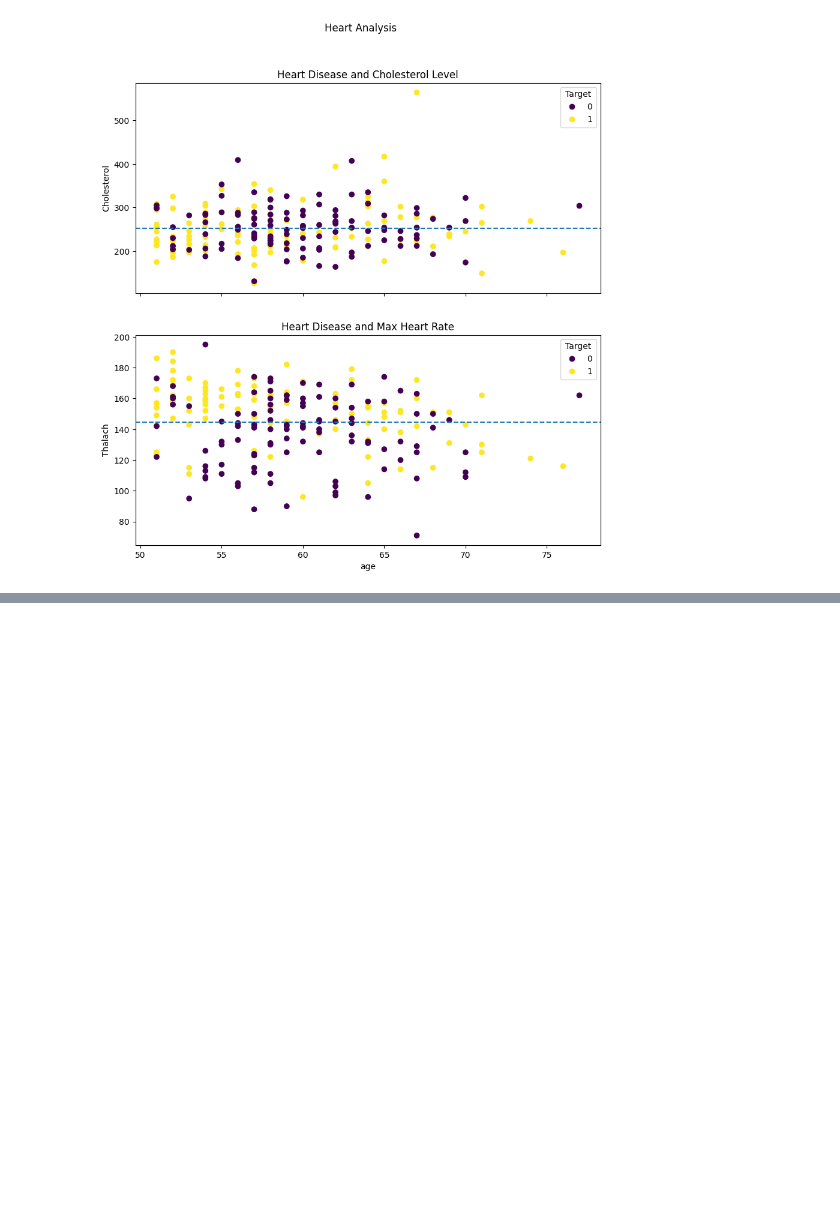
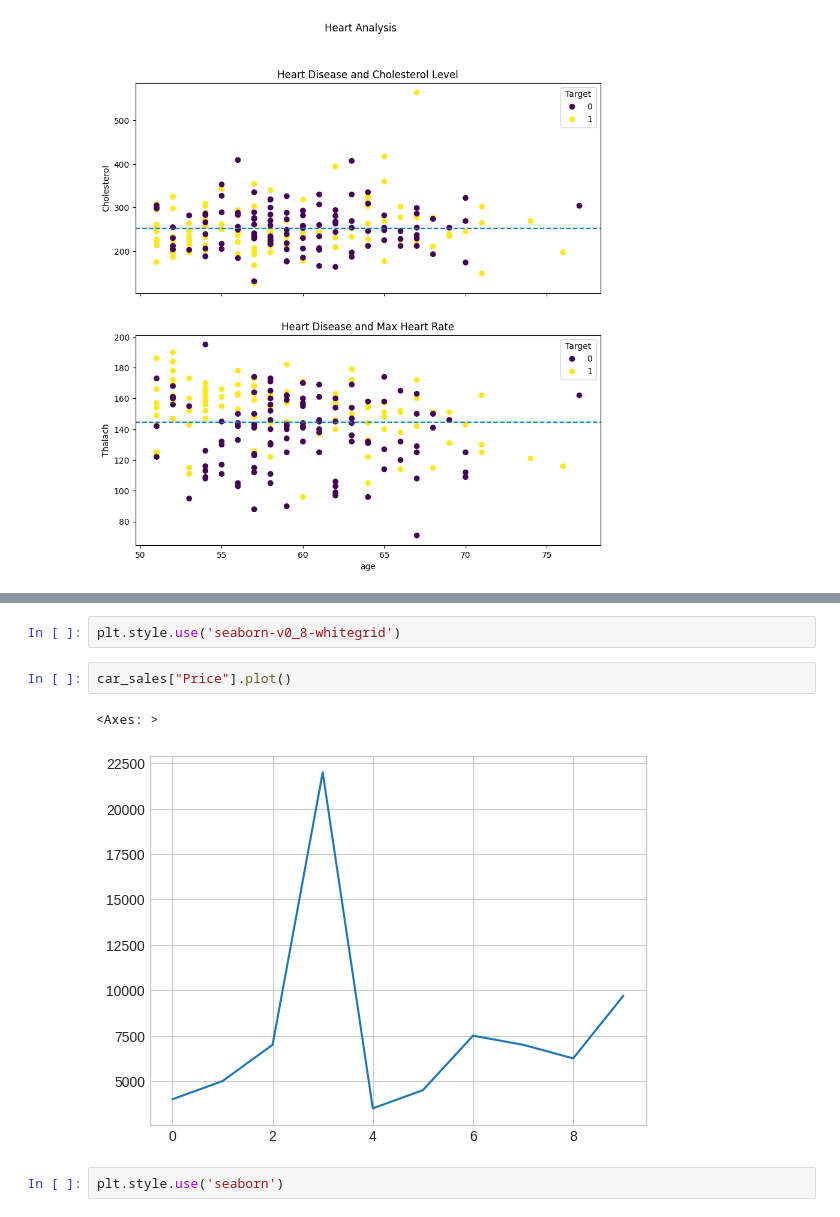
Before and after one commit to rahat-r404/Advance_Python, a Jupyter notebook: MatplotLib.ipynb, the cells around one changed output, grey strips where cells are left out. Cells and saved outputs as stored; diff of their text form; blank space fills up the shorter version.

```diff
--- a/MatplotLib.ipynb
+++ b/MatplotLib.ipynb
@@ -741,0 +471,9 @@ fig.suptitle("Heart Analysis");
+# %%
+plt.style.use('seaborn-v0_8-whitegrid')
+# %%
+car_sales["Price"].plot()
+# %% [output]
+<Axes: >
+[figure, added]
+# %%
+plt.style.use('seaborn')
```
Also changed, not shown: parts of 17 cells of this notebook.
